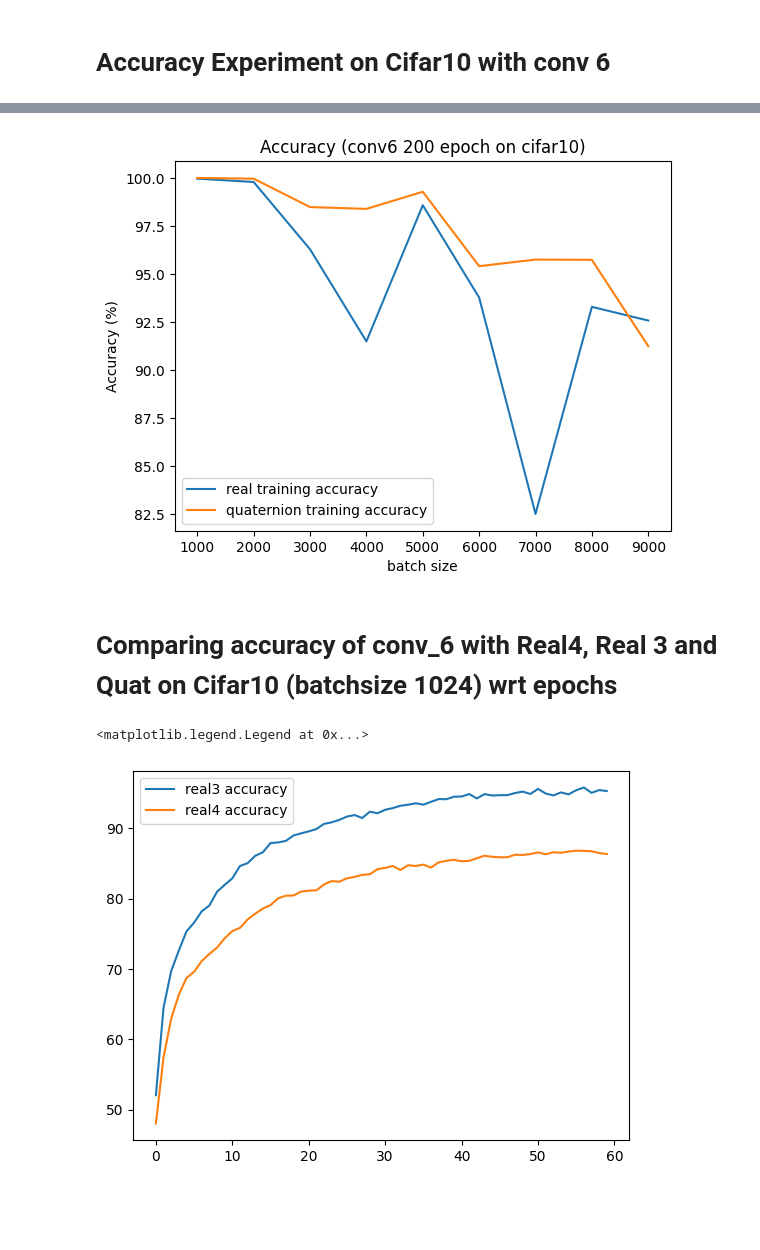
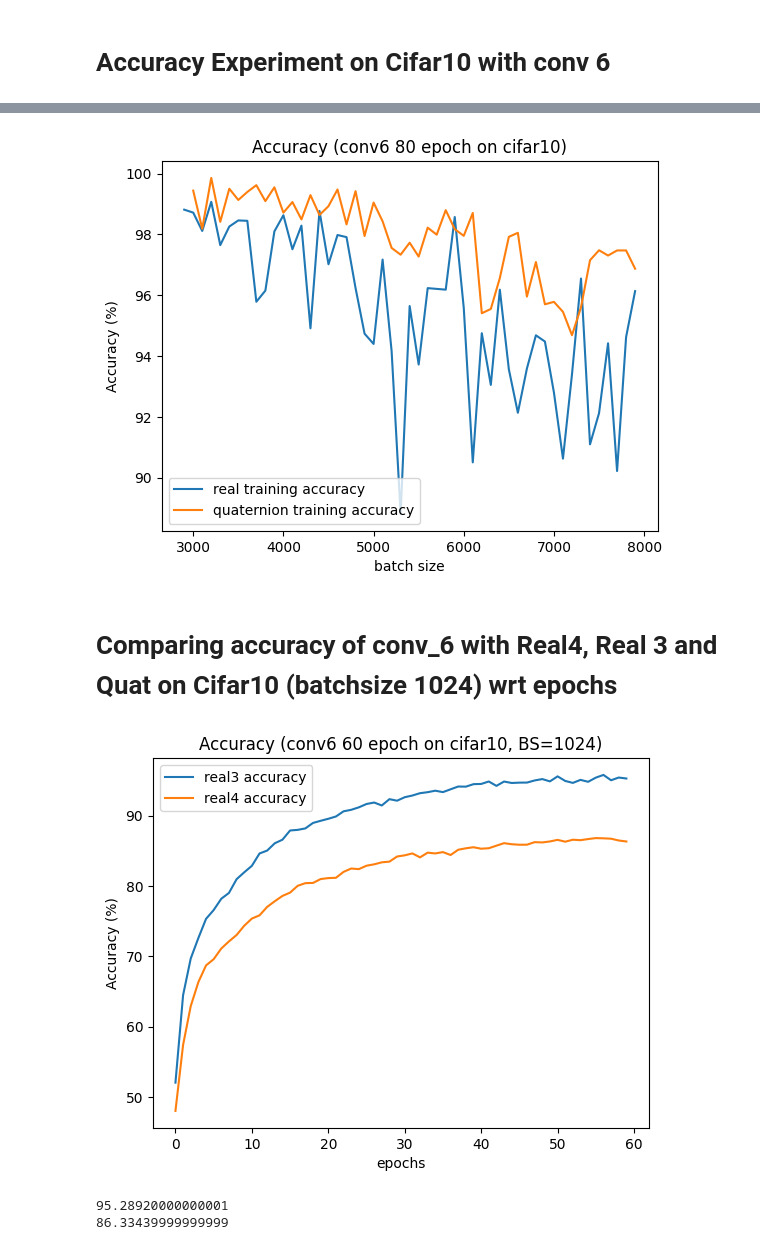
Before and after one commit to smlab-niser/quatLT23, a Jupyter notebook: docs/plot_data.ipynb, the cells around one changed output, grey strips where cells are left out. Saved outputs shown, nothing was run; the diff lists cells and outputs as text; code cells hidden in the pictures; blank space fills up the shorter version.

```diff
--- a/docs/plot_data.ipynb
+++ b/docs/plot_data.ipynb
@@ -74,7 +74,7 @@ plt.show()
 # 	3. results2.json
 # 	4. results3.json	# this is the best one with most data
 
-filename = 'results2.json'
+filename = 'results3.json'
 
 epochs = 80 if filename == 'results3.json' else 200
 
@@ -123,29 +123,31 @@ def reduce(array, tobelen=None):  # tobelen < len(array)
         new_array[i] = np.mean(array[i*len(array)//tobelen:(i+1)*len(array)//tobelen])
     return new_array
 # %%
-threshold = 40
-points = 10
+threshold =10
+points = 0
 Br       = reduce(batch_sizes[train_acc_real>threshold][:50],    points)
 Bq       = reduce(batch_sizes[train_acc_quat>threshold][:50],    points)
 real_acc = reduce(train_acc_real[train_acc_real>threshold][:50], points)
 quat_acc = reduce(train_acc_quat[train_acc_quat>threshold][:50], points)
+
+
 
 plt.plot(Br, real_acc, label='real training accuracy')
 plt.plot(Bq, quat_acc, label='quaternion training accuracy')
 # plt.plot(batch_sizes,  test_acc_real,   "g", label='real test accuracy')
 # plt.plot(batch_sizes,  test_acc_quat, "g--", label='quaternion test accuracy')
 plt.xlabel('batch size')
 plt.ylabel('Accuracy (%)')
 plt.legend()
 plt.title(f"Accuracy (conv6 {epochs} epoch on cifar10)")
 plt.savefig('images/accuracy_quatvsreal4.png')
 plt.show()
 
 # @ Adhil: Inference: Quaternion model is much more stable than real model
 # in batch size. They perform almost equally good in accuracy when trained
 # on equal data. their accuracy does not change much with batch size.
 # %% [output]
-[figure, old version]
+[figure, new version]
 # %% [markdown]
 # Comparing accuracy of conv_6 with Real4, Real 3 and Quat on Cifar10 (batchsize 1024) wrt epochs
 # %%
@@ -164,7 +166,16 @@ quat_train  = np.array(results["quat_accu" ][0])
 plt.plot(epochs, real3_train, label='real3 accuracy')
 plt.plot(epochs, real4_train,  label='real4 accuracy')
 # plt.plot(epochs, quat_train,  label='quaternion accuracy')
+plt.xlabel('epochs')
+plt.ylabel('Accuracy (%)')
 plt.legend()
+plt.title(f"Accuracy (conv6 {len(epochs)} epoch on cifar10, BS=1024)")
+plt.savefig('images/accuracy_real3vsreal4_Bs1024.png')
+plt.show()
+
+print(real3_train[-1])
+print(real4_train[-1])
 # %% [output]
+[figure, new version]
-<matplotlib.legend.Legend at 0x...>
+95.28920000000001
+86.33439999999999
-[figure, old version]
```
Also changed, not shown: parts of 2 cells of this notebook, 35 other files.
